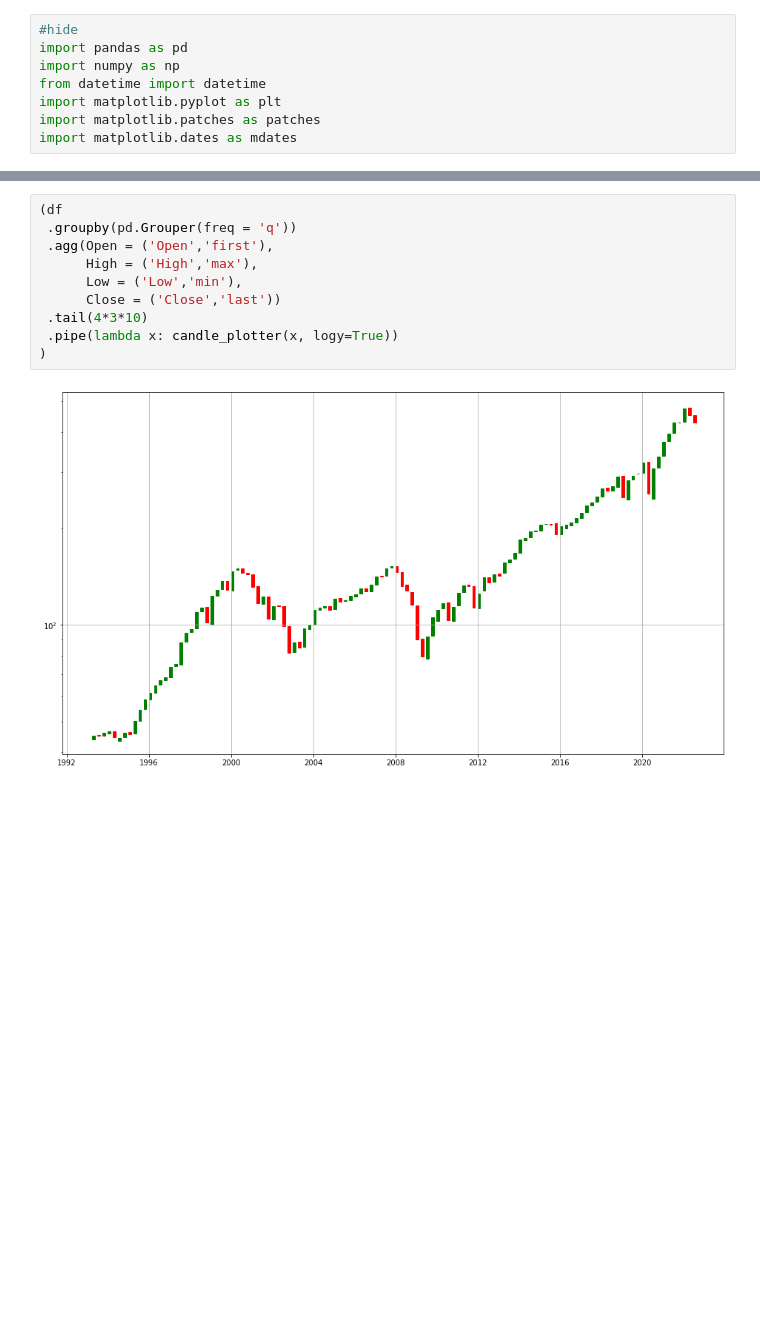
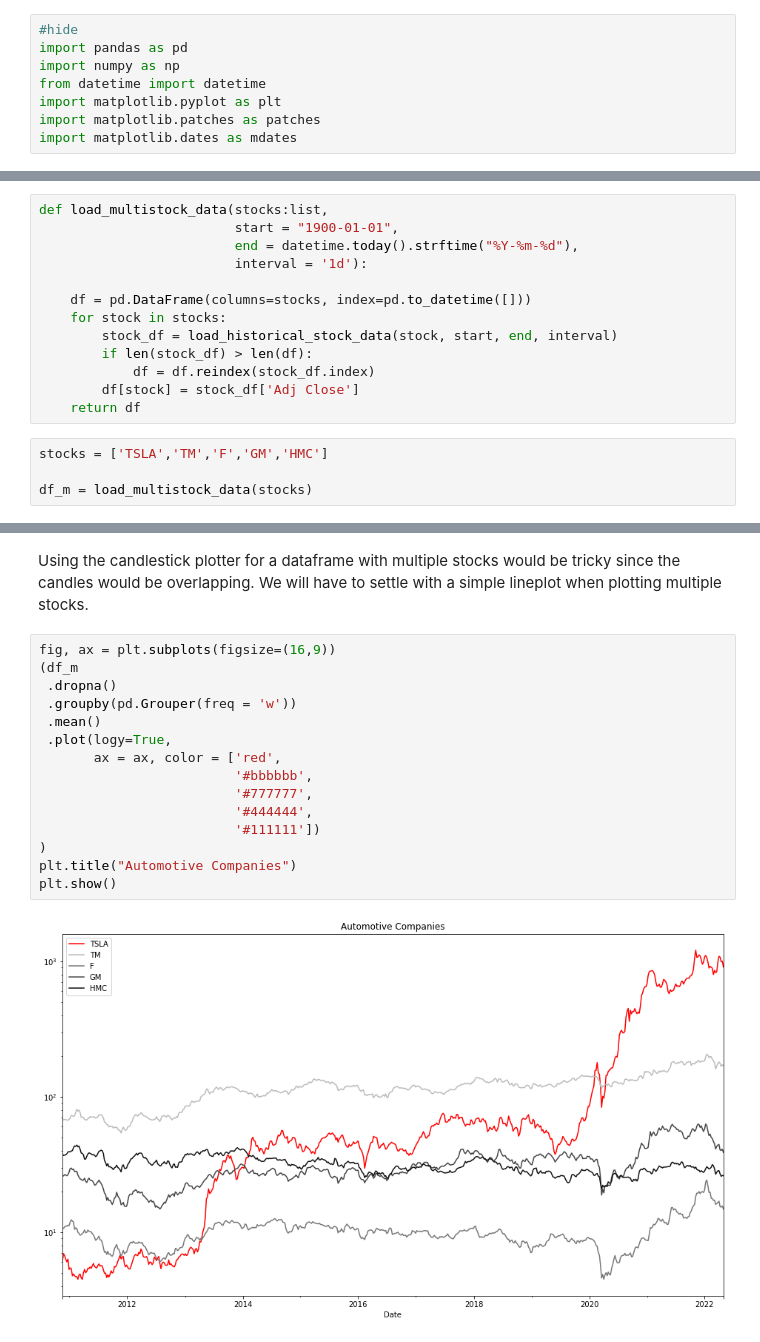
Before and after one commit to MichaelHotaling/blog, a Jupyter notebook: _notebooks/2022-04-28-stock-market-lstm.ipynb, the cells around one changed output, grey strips where cells are left out. Drawn from its saved outputs; the diff is of its cells as text; blank space fills up the shorter version.

```diff
--- a/_notebooks/2022-04-28-stock-market-lstm.ipynb
+++ b/_notebooks/2022-04-28-stock-market-lstm.ipynb
@@ -57,0 +76,17 @@ df = load_stock_data(ticker)
+# %%
+def load_multistock_data(stocks:list,
+                         start = "1900-01-01",
+                         end = datetime.today().strftime("%Y-%m-%d"),
+                         interval = '1d'):
+
+    df = pd.DataFrame(columns=stocks, index=pd.to_datetime([]))
+    for stock in stocks:
+        stock_df = load_historical_stock_data(stock, start, end, interval)
+        if len(stock_df) > len(df):
+            df = df.reindex(stock_df.index)
+        df[stock] = stock_df['Adj Close']
+    return df
+# %%
+stocks = ['TSLA','TM','F','GM','HMC']
+
+df_m = load_multistock_data(stocks)
@@ -98,12 +164,19 @@ def candle_plotter(df, logy = False, grid =True):
-# %%
-(df
- .groupby(pd.Grouper(freq = 'q'))
- .agg(Open = ('Open','first'),
-      High = ('High','max'),
-      Low = ('Low','min'),
-      Close = ('Close','last'))
- .tail(4*3*10)
- .pipe(lambda x: candle_plotter(x, logy=True))
-)
-# %% [output]
-[figure, removed]
+# %% [markdown]
+Using the candlestick plotter for a dataframe with multiple stocks would be tricky since the candles would be overlapping. We will have to settle with a simple lineplot when plotting multiple stocks.
+# %%
+fig, ax = plt.subplots(figsize=(16,9))
+(df_m
+ .dropna()
+ .groupby(pd.Grouper(freq = 'w'))
+ .mean()
+ .plot(logy=True,
+       ax = ax, color = ['red',
+                         '#bbbbbb',
+                         '#777777',
+                         '#444444',
+                         '#111111'])
+)
+plt.title("Automotive Companies")
+plt.show()
+# %% [output]
+[figure, added]
```
Also changed, not shown: parts of 12 cells of this notebook.
